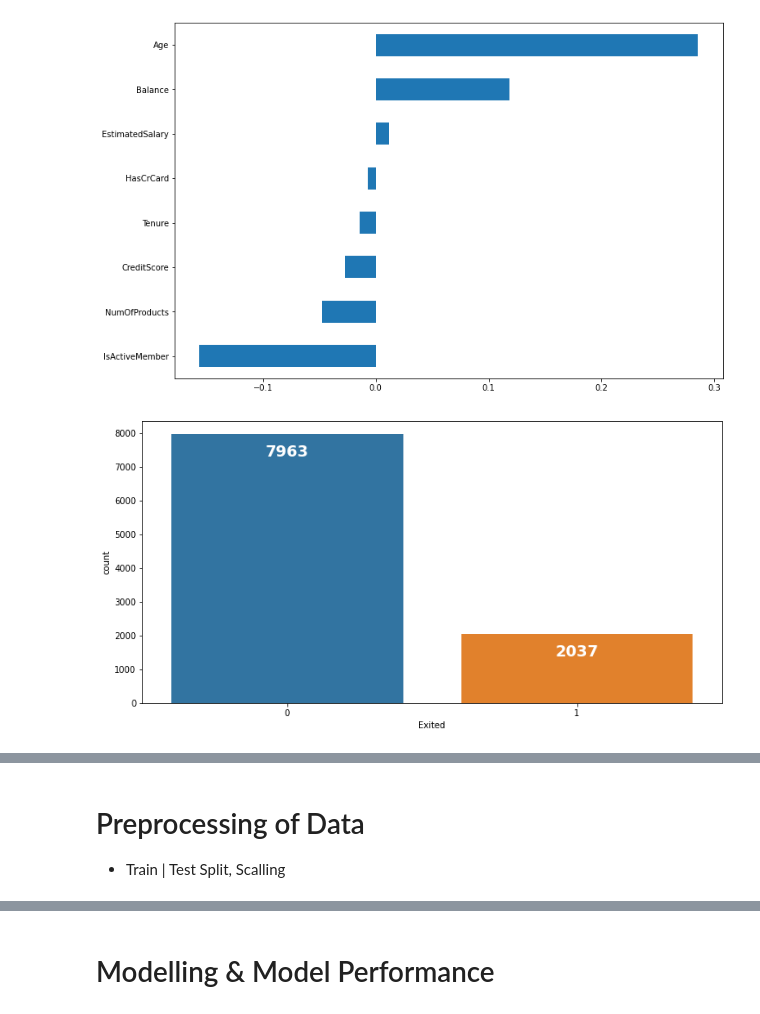
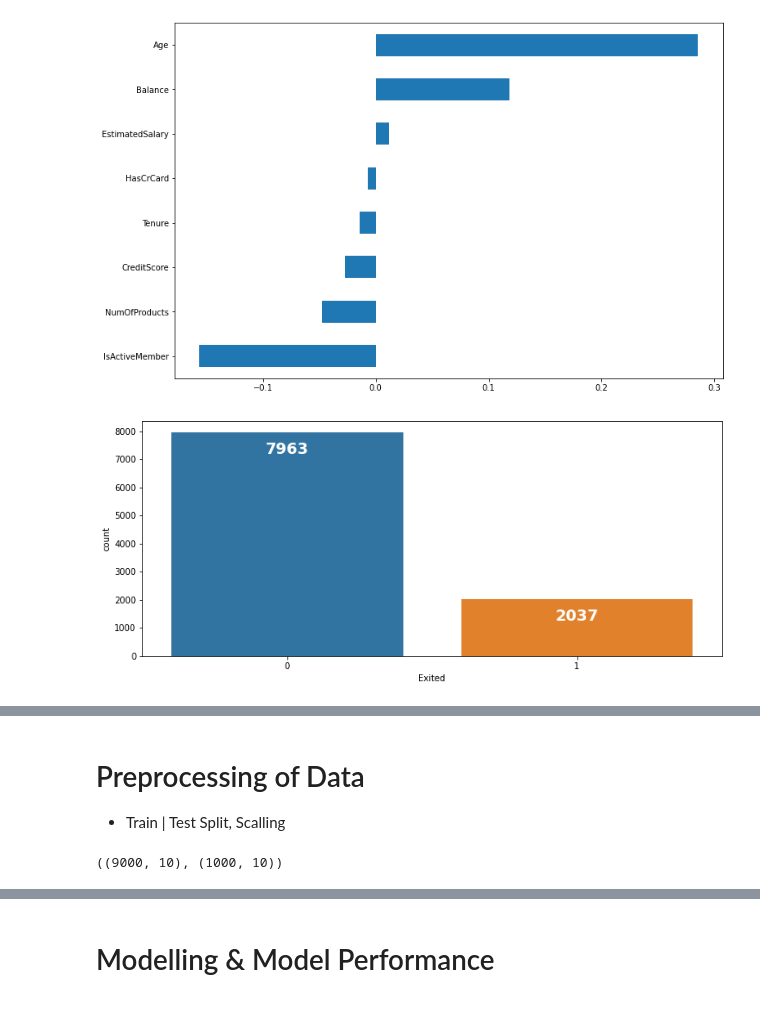
Before and after one commit to celik-muhammed/DL-Churn-Prediction-Classification-with-ANN-Project, a Jupyter notebook: DL_Assignment-1-(Classification_with_ANN_Churn_Prediction)-Student.ipynb, the cells around one changed output, grey strips where cells are left out. Drawn from its saved outputs; the diff is of its cells as text; code cells hidden in the pictures.

```diff
--- a/DL_Assignment-1-(Classification_with_ANN_Churn_Prediction)-Student.ipynb
+++ b/DL_Assignment-1-(Classification_with_ANN_Churn_Prediction)-Student.ipynb
@@ -260,13 +260,13 @@ df.corr()["Exited"].sort_values(ascending=True)[:-1].plot(kind="barh")
 <AxesSubplot: >
 [figure]
 # %%
-plt.figure(figsize=(12, 6))
+plt.figure(figsize=(12, 5))
 
 g = sns.countplot(x=df["Exited"])
 for c in g.containers:
   g.bar_label(c, padding=-29, fontsize=18, color='w', weight='bold');
 # %% [output]
-[figure, old version]
+[figure, new version]
 # %%
 df.info()
 # %% [output]
@@ -298,6 +298,10 @@ y = df['Exited']
 from sklearn.model_selection import train_test_split
 
 X_train, X_test, y_train, y_test = train_test_split(X, y, test_size=0.1, stratify=y, random_state=random_state)
+
+X_train.shape, X_test.shape
+# %% [output]
+((9000, 10), (1000, 10))
 # %%
 from sklearn.compose import make_column_transformer
 from sklearn.preprocessing import OneHotEncoder, MinMaxScaler, StandardScaler
```
Also changed, not shown: parts of 95 cells of this notebook.
